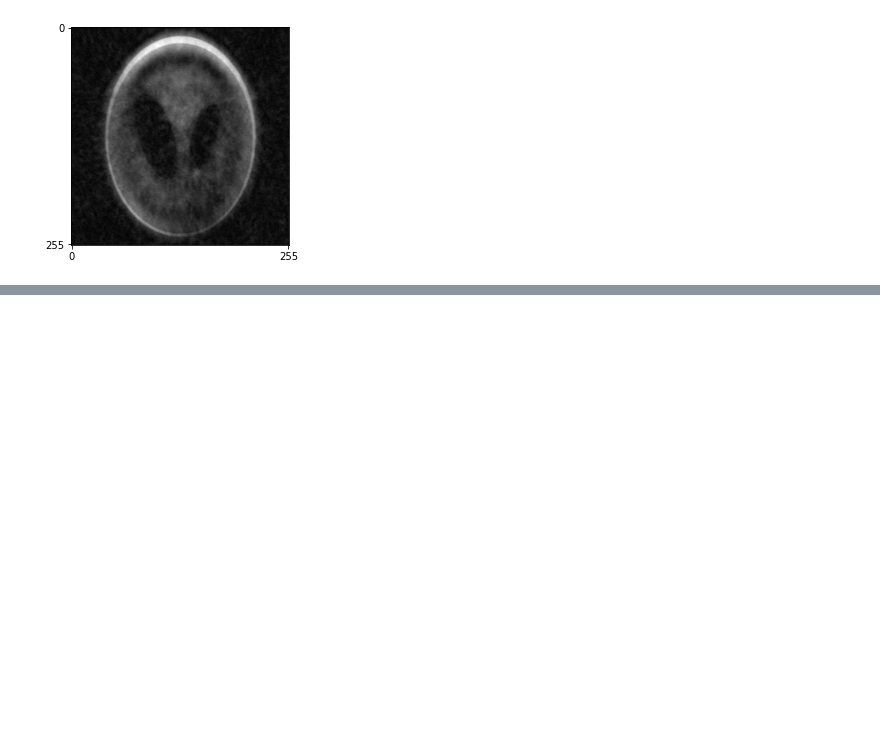
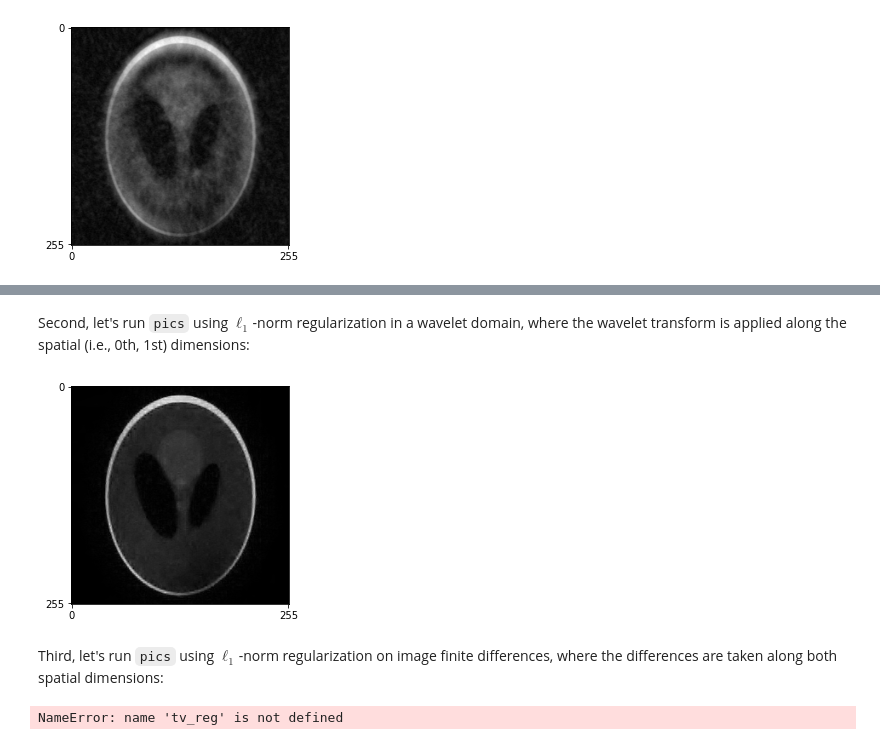
Before and after one commit to gopal-nataraj/bart-webinars, a Jupyter notebook: webinar4/demo.ipynb, the cells around one changed output, grey strips where cells are left out. Cells and saved outputs as stored; diff of their text form; code cells hidden in the pictures; blank space fills up the shorter version.

```diff
--- a/webinar4/demo.ipynb
+++ b/webinar4/demo.ipynb
@@ -148,8 +156,20 @@ Uecker et al. ESPIRiT -- an eigenvalue approach to autocalibrating parallel MRI:
+# %% [markdown]
+Second, let's run `pics` using $\ell_1$-norm regularization in a wavelet domain, where the wavelet transform is applied along the spatial (i.e., 0th, 1st) dimensions:
 # %%
-# reconstruct using espirit with quadratic regularization
-quad_reg = 0.1
-im_quad = bart.bart(1, 'pics -R Q:{} -S -d5'.format(quad_reg), ksp_cc, smap)
+# reconstruct using espirit with l1-wavelet regularization
+l1wav_reg = 0.1
+im_wav = bart.bart(1, 'pics -R W:$(bart bitmask 0 1):0:{} -S'.format(l1wav_reg),
+                   ksp_cc, smap)
+disp(im_wav)
+# %% [output]
+[figure, added]
+# %% [markdown]
+Third, let's run `pics` using $\ell_1$-norm regularization on image finite differences, where the differences are taken along both spatial dimensions:
 # %%
-# reconstruct using espirit with l1-wavelet regularization
-wav_reg = 0.2
-im_wav = bart.bart(1, 'pics -R W:7:0:{} -S -d5'.format(wav_reg), ksp_cc, smap)
+# reconstruct using espirit with l1 total-variation regularization
+l1tv_reg = 0.1
+im_tv = bart.bart(1, 'pics -R T:$(bart bitmask 0 1):0:{} -S'.format(l1tv_reg),
+                  ksp_cc, smap)
+disp(im_tv)
+# %% [output]
+NameError: name 'tv_reg' is not defined
```
Also changed, not shown: parts of 21 cells of this notebook.
